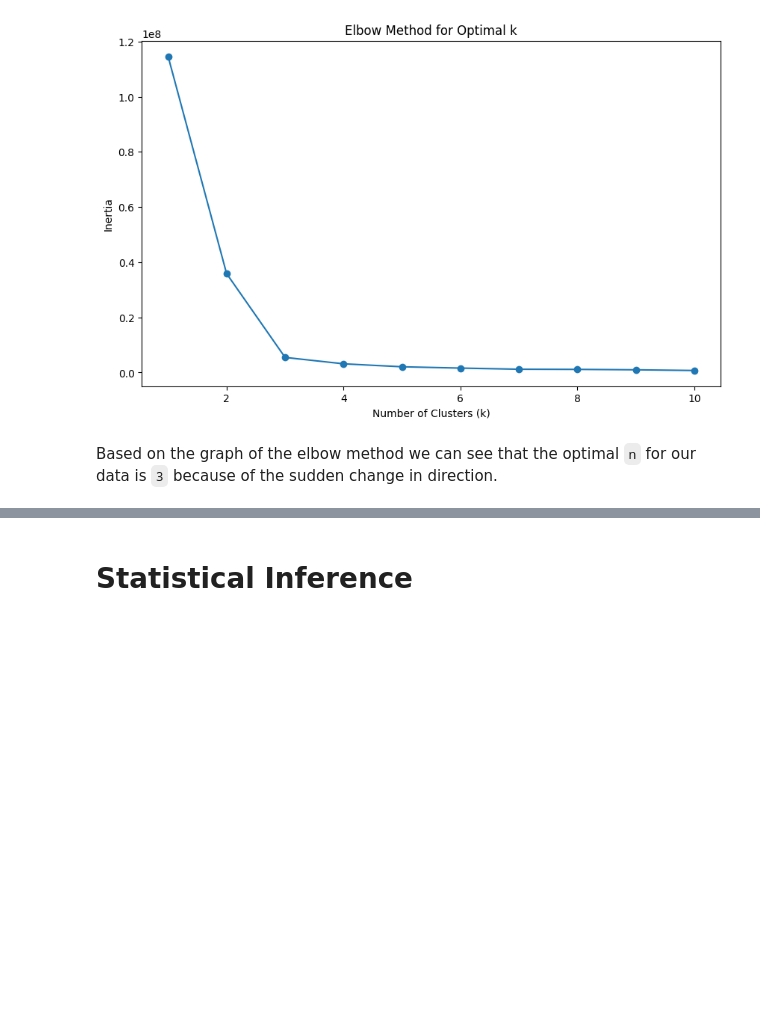
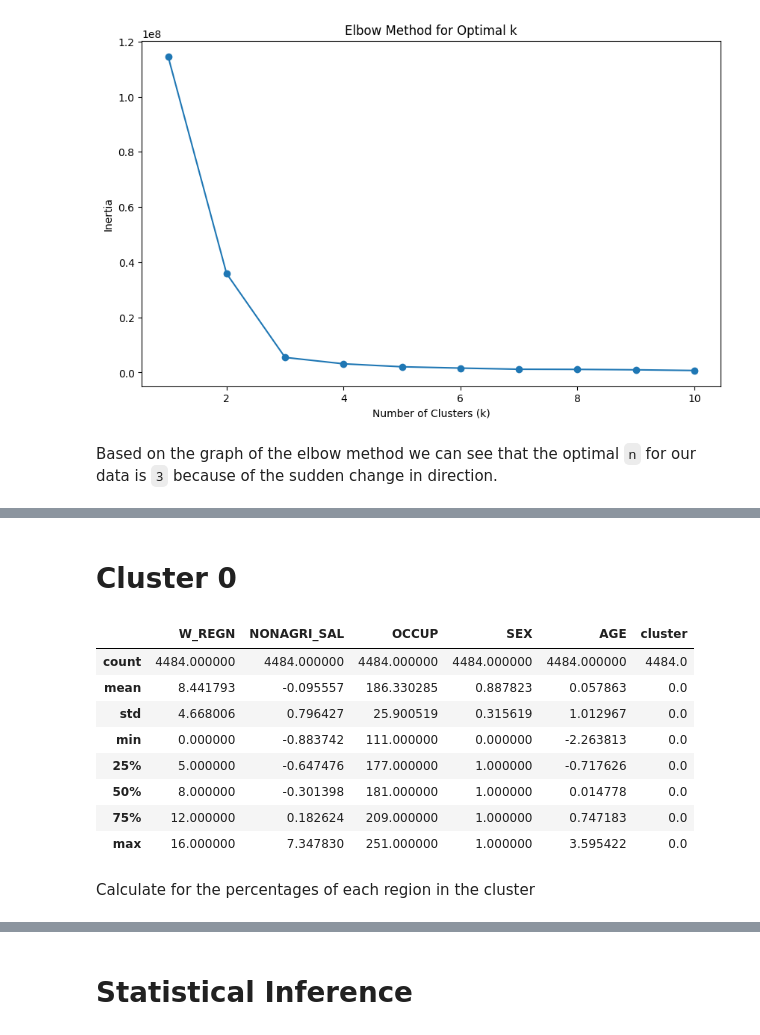
Before and after one commit to chiwasushuba/CSMODEL-Project, a Jupyter notebook: [Phase 2].ipynb, the cells around one changed output, grey strips where cells are left out. Drawn from its saved outputs; the diff is of its cells as text; code cells hidden in the pictures; blank space fills up the shorter version.

Commit message:
alot of progress on modelling

```diff
--- a/[Phase 2].ipynb
+++ b/[Phase 2].ipynb
@@ -1240,0 +1240,3 @@ kmeans = KMeans(n, 0, 4, 50330, data_modelling_df)
+# %%
+kmeans = KMeans(n_clusters=3,random_state=0)
+kmeans.fit(data_modelling_df)
@@ -1240,0 +1245,2 @@ kmeans = KMeans(n, 0, 4, 50330, data_modelling_df)
+# %%
+data_modelling_df['cluster'] = kmeans.labels_
@@ -1240,0 +1278,23 @@ kmeans = KMeans(n, 0, 4, 50330, data_modelling_df)
+# %%
+# CHARACTERIZED WHAT the clusters LOOKS LIKE (examples in specs)
+cluster_0 = data_modelling_df[data_modelling_df['cluster'] == 0]
+cluster_1 = data_modelling_df[data_modelling_df['cluster'] == 1]
+cluster_2 = data_modelling_df[data_modelling_df['cluster'] == 2]
+cluster_3 = data_modelling_df[data_modelling_df['cluster'] == 3]
+cluster_4 = data_modelling_df[data_modelling_df['cluster'] == 4]
+# %% [markdown]
+# Cluster 0
+# %%
+cluster_0.describe()
+# %% [output]
+|  | W_REGN | NONAGRI_SAL | OCCUP | SEX | AGE | cluster |
+| count | 4484.000000 | 4484.000000 | 4484.000000 | 4484.000000 | 4484.000000 | 4484.0 |
+| mean | 8.441793 | -0.095557 | 186.330285 | 0.887823 | 0.057863 | 0.0 |
+| std | 4.668006 | 0.796427 | 25.900519 | 0.315619 | 1.012967 | 0.0 |
+| min | 0.000000 | -0.883742 | 111.000000 | 0.000000 | -2.263813 | 0.0 |
+| 25% | 5.000000 | -0.647476 | 177.000000 | 1.000000 | -0.717626 | 0.0 |
+| 50% | 8.000000 | -0.301398 | 181.000000 | 1.000000 | 0.014778 | 0.0 |
+| 75% | 12.000000 | 0.182624 | 209.000000 | 1.000000 | 0.747183 | 0.0 |
+| max | 16.000000 | 7.347830 | 251.000000 | 1.000000 | 3.595422 | 0.0 |
+# %% [markdown]
+Calculate for the percentages of each region in the cluster
```
Also changed, not shown: parts of 18 cells of this notebook.
